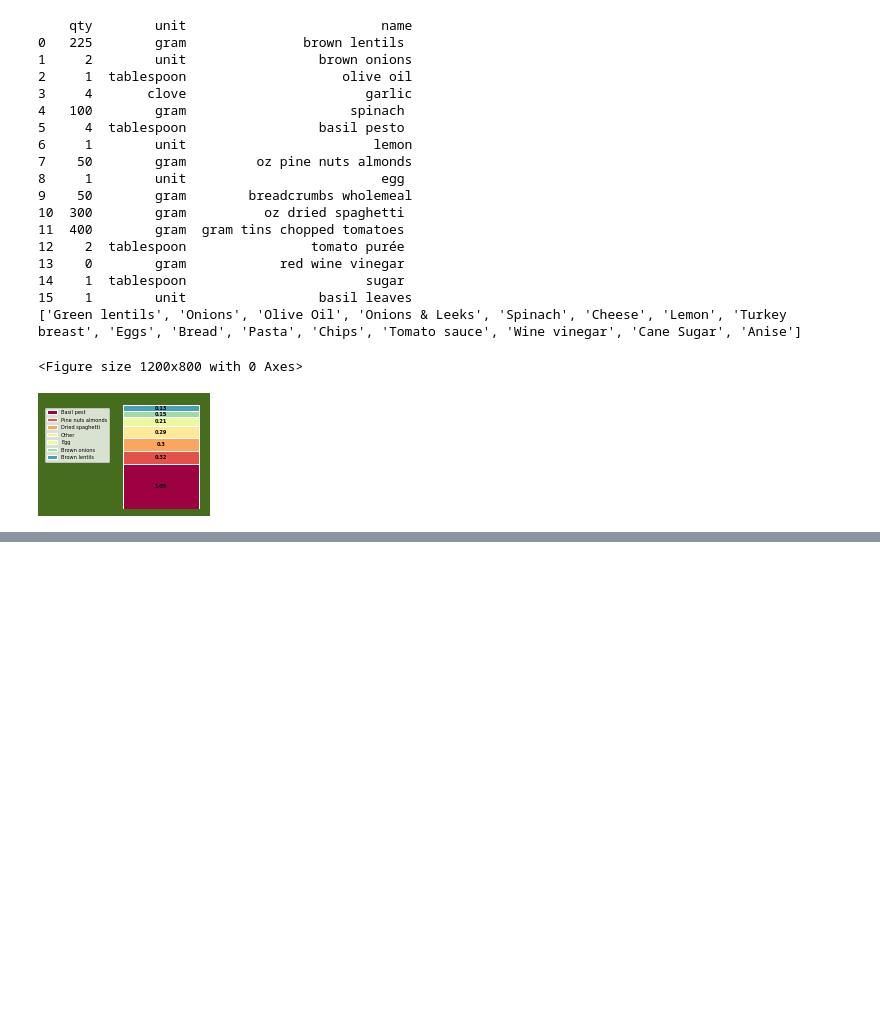
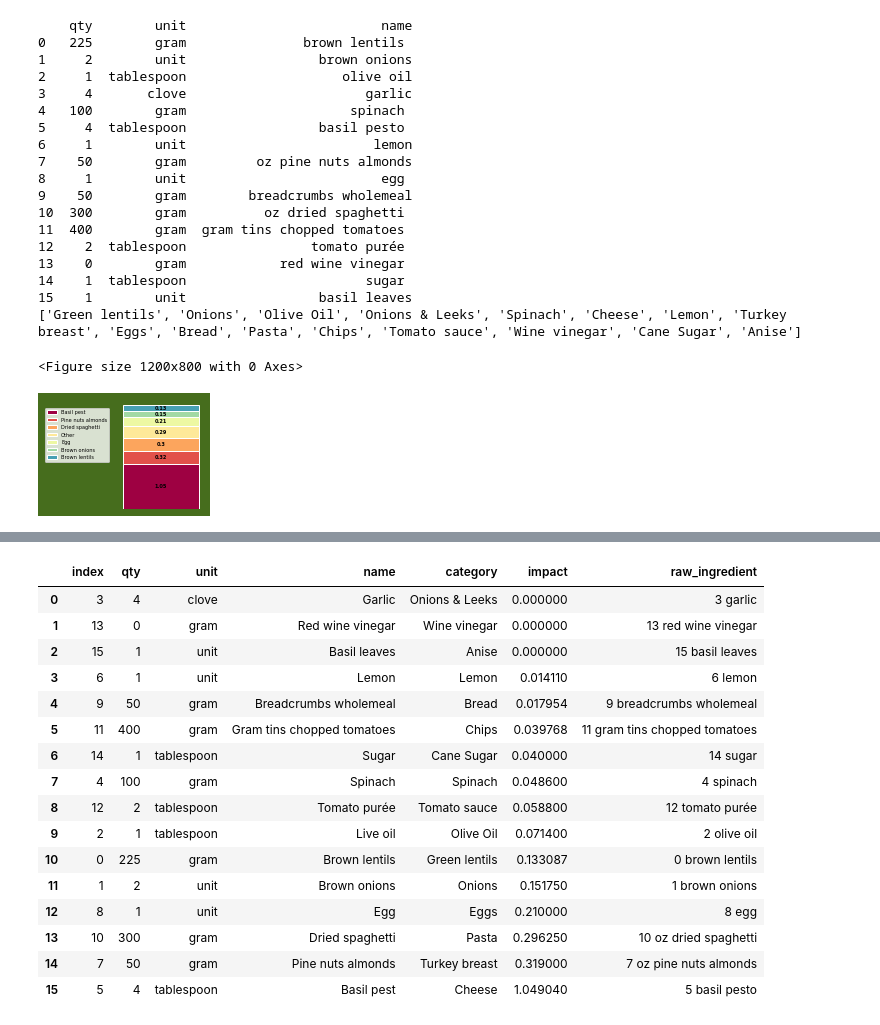
Before and after one commit to g-delrieu/greenr, a Jupyter notebook: greenr/Visualizer.ipynb, the cells around one changed output, grey strips where cells are left out. Drawn from its saved outputs; the diff is of its cells as text; code cells hidden in the pictures; blank space fills up the shorter version.

```diff
--- a/greenr/Visualizer.ipynb
+++ b/greenr/Visualizer.ipynb
@@ -478,0 +463,20 @@ alt.Chart(source).mark_bar().encode(
+# %%
+df
+# %% [output]
+|  | index | qty | unit | name | category | impact | raw_ingredient |
+| 0 | 3 | 4 | clove | Garlic | Onions & Leeks | 0.000000 | 3 garlic |
+| 1 | 13 | 0 | gram | Red wine vinegar | Wine vinegar | 0.000000 | 13 red wine vinegar |
+| 2 | 15 | 1 | unit | Basil leaves | Anise | 0.000000 | 15 basil leaves |
+| 3 | 6 | 1 | unit | Lemon | Lemon | 0.014110 | 6 lemon |
+| 4 | 9 | 50 | gram | Breadcrumbs wholemeal | Bread | 0.017954 | 9 breadcrumbs wholemeal |
+| 5 | 11 | 400 | gram | Gram tins chopped tomatoes | Chips | 0.039768 | 11 gram tins chopped tomatoes |
+| 6 | 14 | 1 | tablespoon | Sugar | Cane Sugar | 0.040000 | 14 sugar |
+| 7 | 4 | 100 | gram | Spinach | Spinach | 0.048600 | 4 spinach |
+| 8 | 12 | 2 | tablespoon | Tomato purée | Tomato sauce | 0.058800 | 12 tomato purée |
+| 9 | 2 | 1 | tablespoon | Live oil | Olive Oil | 0.071400 | 2 olive oil |
+| 10 | 0 | 225 | gram | Brown lentils | Green lentils | 0.133087 | 0 brown lentils |
+| 11 | 1 | 2 | unit | Brown onions | Onions | 0.151750 | 1 brown onions |
+| 12 | 8 | 1 | unit | Egg | Eggs | 0.210000 | 8 egg |
+| 13 | 10 | 300 | gram | Dried spaghetti | Pasta | 0.296250 | 10 oz dried spaghetti |
+| 14 | 7 | 50 | gram | Pine nuts almonds | Turkey breast | 0.319000 | 7 oz pine nuts almonds |
+| 15 | 5 | 4 | tablespoon | Basil pest | Cheese | 1.049040 | 5 basil pesto |
```
Also changed, not shown: parts of 8 cells of this notebook, 2 other files.
